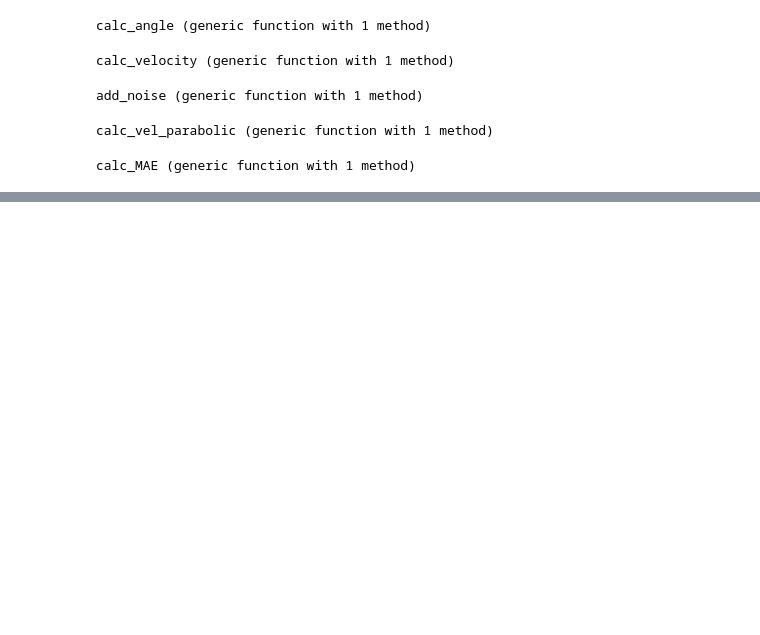
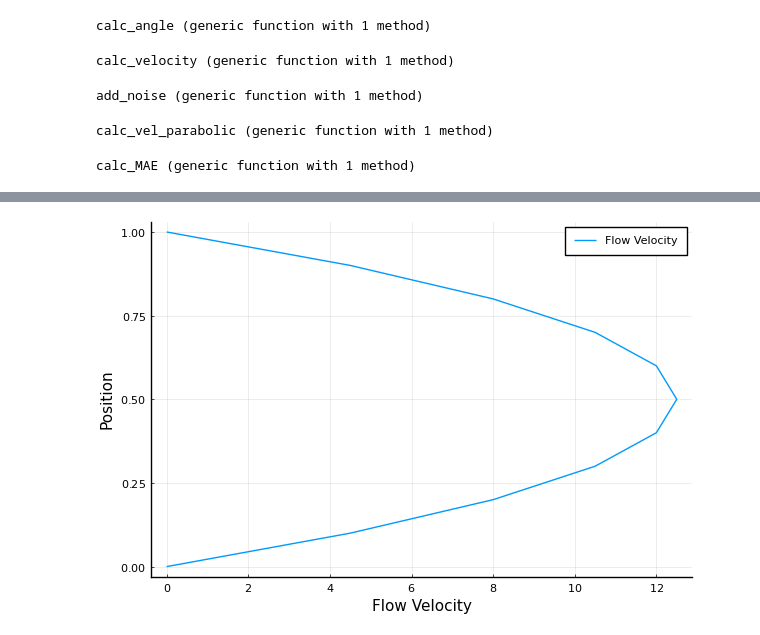
Before and after one commit to EliasFIlho/TCC2, a Jupyter notebook: code/Tcc2_sensor.ipynb, the cells around one changed output, grey strips where cells are left out. Cells and saved outputs as stored; diff of their text form; code cells hidden in the pictures; blank space fills up the shorter version.

```diff
--- a/code/Tcc2_sensor.ipynb
+++ b/code/Tcc2_sensor.ipynb
@@ -89,0 +183,4 @@ end
+# %%
+plot(velocity_x_prev[:, 2], y_range, label="Flow Velocity", xlabel="Flow Velocity", ylabel="Position")
+# %% [output]
+[figure, added]
```
Also changed, not shown: parts of 3 cells of this notebook.
